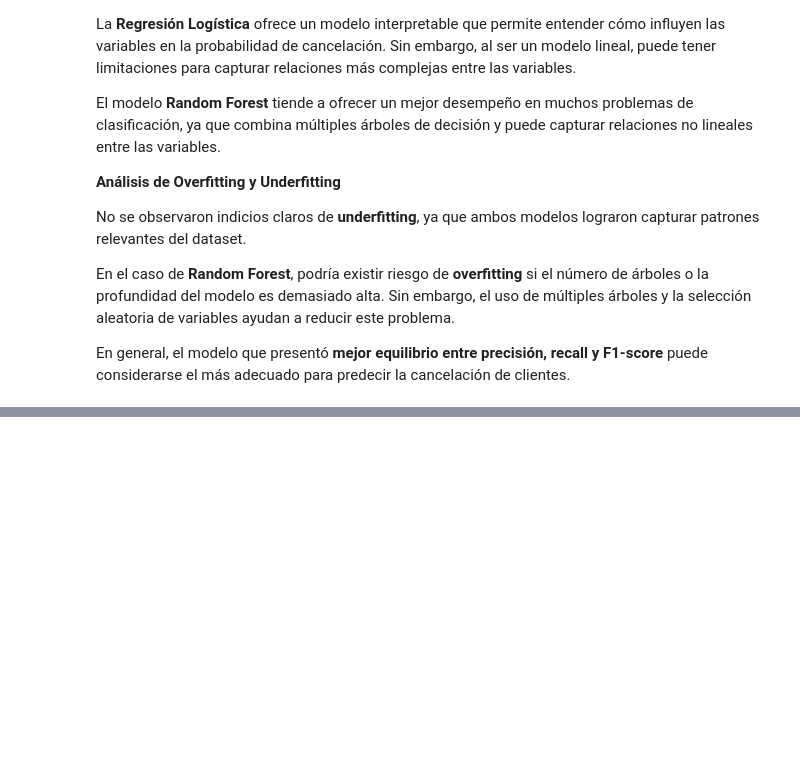
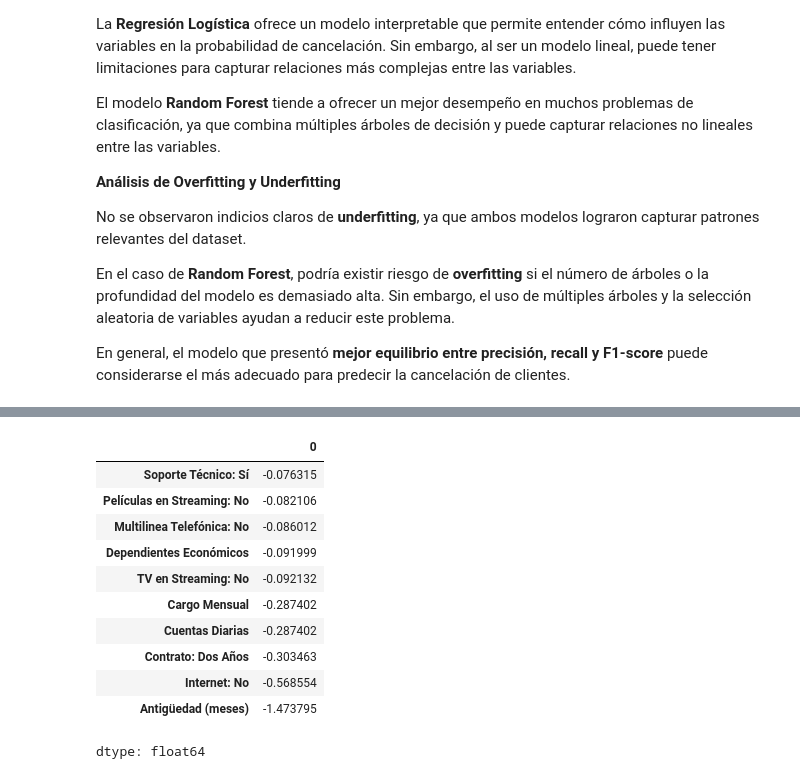
Before and after one commit to angelaoica-dev/challenge-TelecomX-2, a Jupyter notebook: TelecomX_2Latam.ipynb, the cells around one changed output, grey strips where cells are left out. Cells and saved outputs as stored; diff of their text form; code cells hidden in the pictures; blank space fills up the shorter version.

```diff
--- a/TelecomX_2Latam.ipynb
+++ b/TelecomX_2Latam.ipynb
@@ -677,0 +702,15 @@ En general, el modelo que presentó **mejor equilibrio entre precisión, recall
+# %%
+coeficientes.tail(10)
+# %% [output]
+|  | 0 |
+| Soporte Técnico: Sí | -0.076315 |
+| Películas en Streaming: No | -0.082106 |
+| Multilinea Telefónica: No | -0.086012 |
+| Dependientes Económicos | -0.091999 |
+| TV en Streaming: No | -0.092132 |
+| Cargo Mensual | -0.287402 |
+| Cuentas Diarias | -0.287402 |
+| Contrato: Dos Años | -0.303463 |
+| Internet: No | -0.568554 |
+| Antigüedad (meses) | -1.473795 |
+dtype: float64
```
Also changed, not shown: parts of 9 cells of this notebook.
